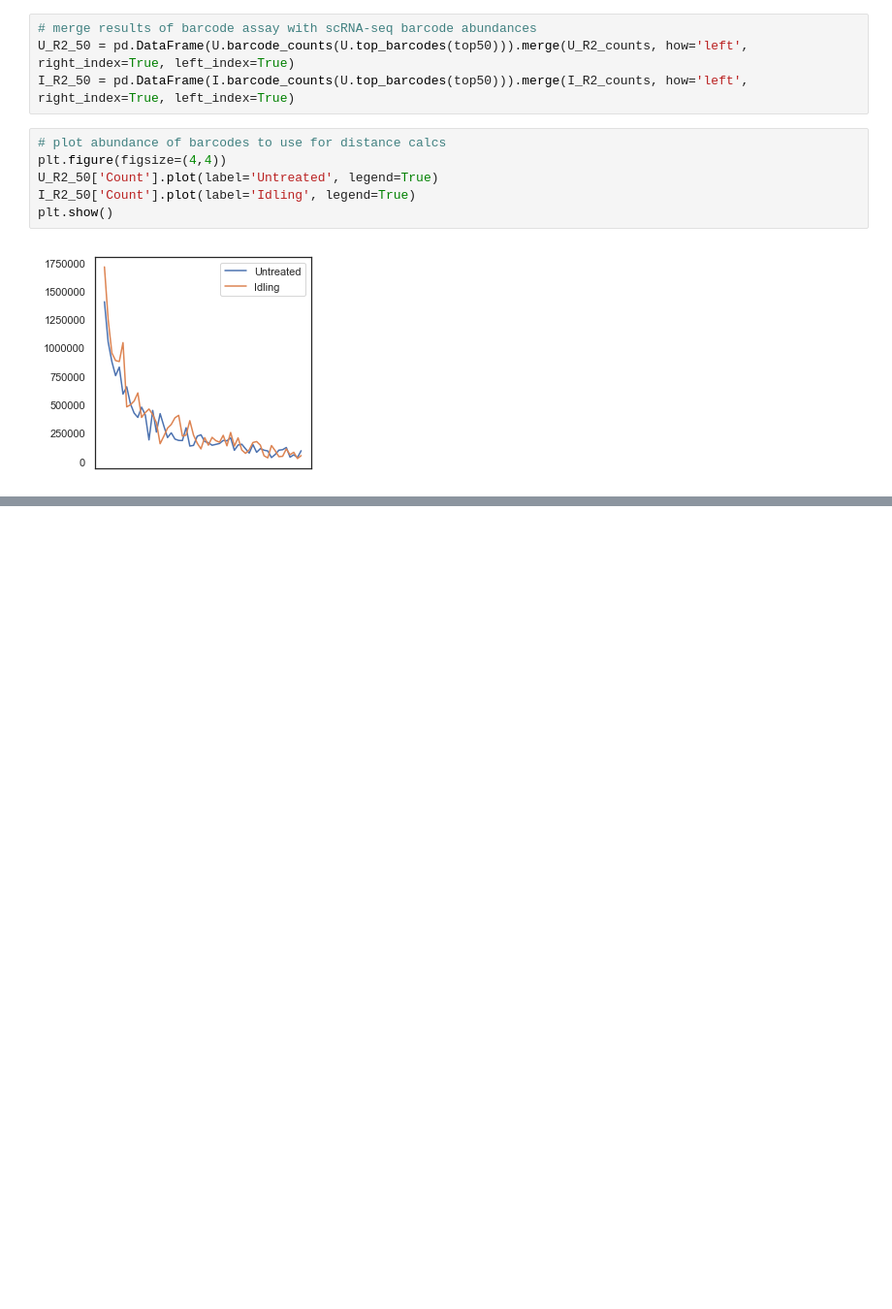
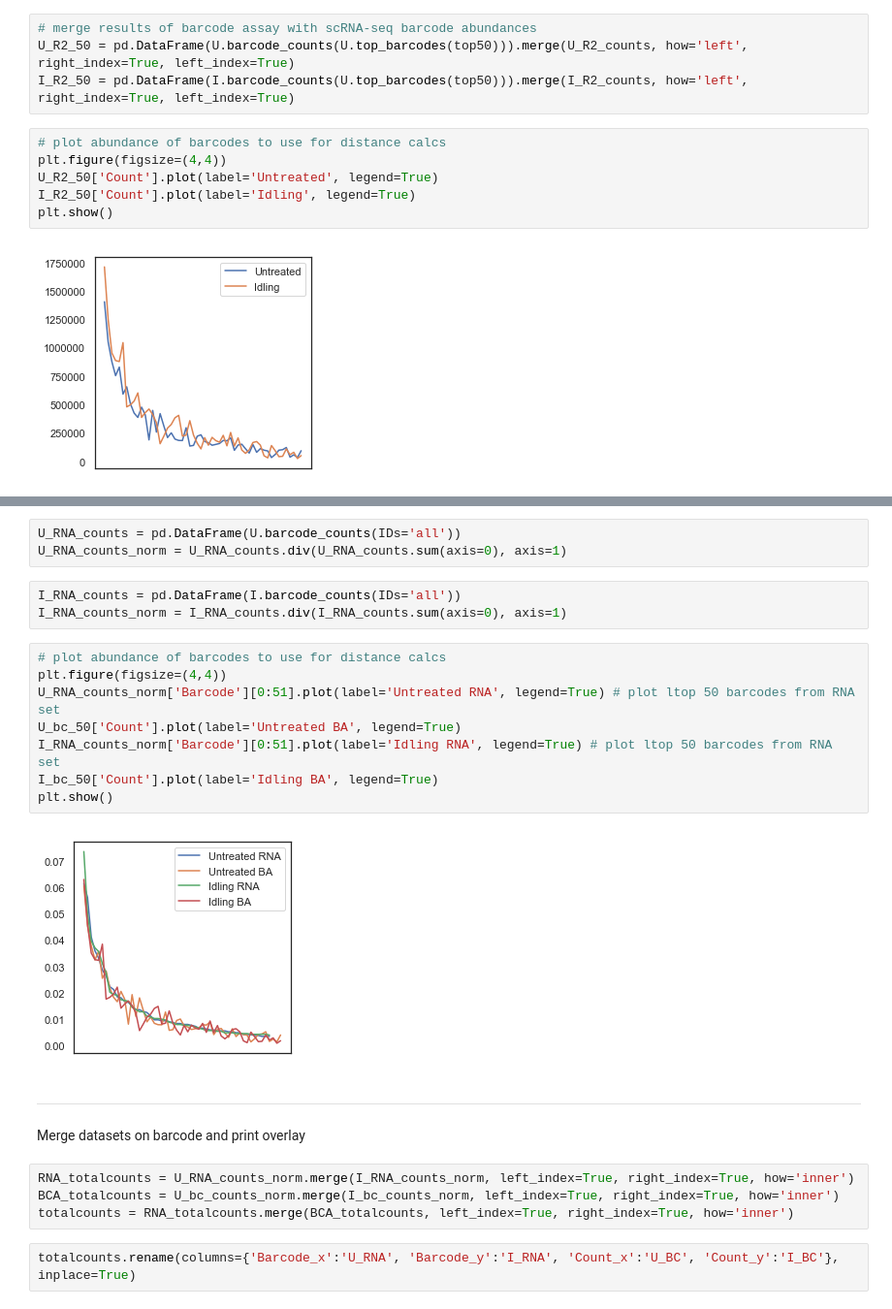
Before and after one commit to codyheiser/fluffy-succotash, a Jupyter notebook: barcode_assay_alignment.ipynb, the cells around one changed output, grey strips where cells are left out. Shown at 97% size. Drawn from its saved outputs; the diff is of its cells as text; blank space fills up the shorter version.

```diff
--- a/barcode_assay_alignment.ipynb
+++ b/barcode_assay_alignment.ipynb
@@ -101,0 +151,25 @@ plt.show()
+# %%
+U_RNA_counts = pd.DataFrame(U.barcode_counts(IDs='all'))
+U_RNA_counts_norm = U_RNA_counts.div(U_RNA_counts.sum(axis=0), axis=1)
+# %%
+I_RNA_counts = pd.DataFrame(I.barcode_counts(IDs='all'))
+I_RNA_counts_norm = I_RNA_counts.div(I_RNA_counts.sum(axis=0), axis=1)
+# %%
+# plot abundance of barcodes to use for distance calcs
+plt.figure(figsize=(4,4))
+U_RNA_counts_norm['Barcode'][0:51].plot(label='Untreated RNA', legend=True) # plot ltop 50 barcodes from RNA set
+U_bc_50['Count'].plot(label='Untreated BA', legend=True)
+I_RNA_counts_norm['Barcode'][0:51].plot(label='Idling RNA', legend=True) # plot ltop 50 barcodes from RNA set
+I_bc_50['Count'].plot(label='Idling BA', legend=True)
+plt.show()
+# %% [output]
+[figure, added]
+# %% [markdown]
+---
+Merge datasets on barcode and print overlay
+# %%
+RNA_totalcounts = U_RNA_counts_norm.merge(I_RNA_counts_norm, left_index=True, right_index=True, how='inner')
+BCA_totalcounts = U_bc_counts_norm.merge(I_bc_counts_norm, left_index=True, right_index=True, how='inner')
+totalcounts = RNA_totalcounts.merge(BCA_totalcounts, left_index=True, right_index=True, how='inner')
+# %%
+totalcounts.rename(columns={'Barcode_x':'U_RNA', 'Barcode_y':'I_RNA', 'Count_x':'U_BC', 'Count_y':'I_BC'}, inplace=True)
```
Also changed, not shown: parts of 33 cells of this notebook, 1 other file.
